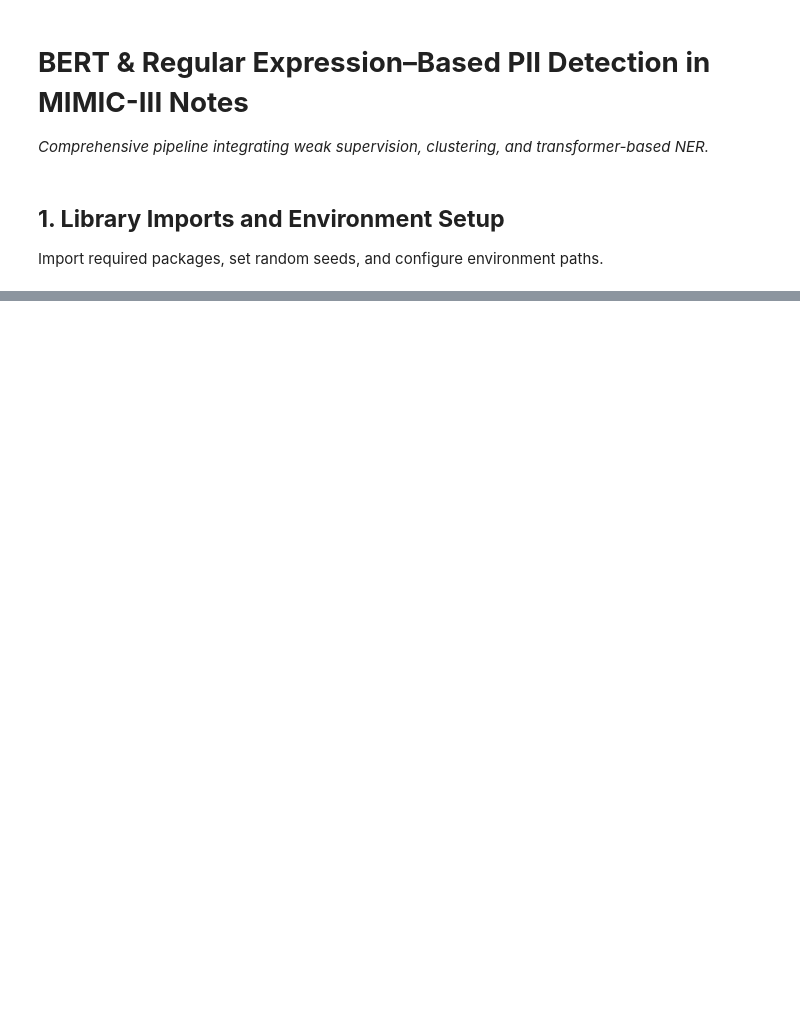
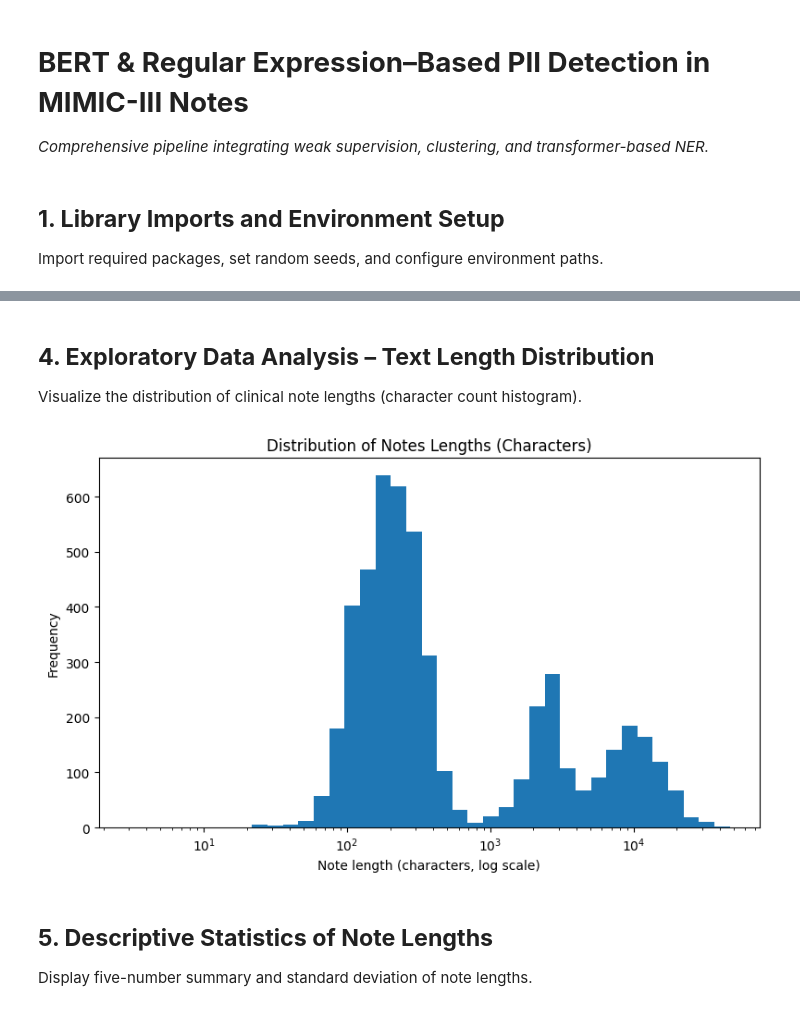
Before and after one commit to MALGOUBRI/Issah.P, a Jupyter notebook: PII.ipynb, the cells around one changed output, grey strips where cells are left out. Saved outputs shown, nothing was run; the diff lists cells and outputs as text; code cells hidden in the pictures; blank space fills up the shorter version.

```diff
--- a/PII.ipynb
+++ b/PII.ipynb
@@ -20,0 +78,45 @@ from sklearn.cluster import KMeans, DBSCAN
+# %%
+ # Load MIMIC Dataset notes (BigQuery)
+
+from google.colab import auth; auth.authenticate_user()
+from google.cloud import bigquery
+client = bigquery.Client(project="global-tine-449221-p8")
+try:
+    notes_df = client.query("""
+    SELECT n.ROW_ID, n.TEXT
+    FROM `physionet-data.mimiciii_notes.noteevents` n
+    LIMIT 5000
+    """).to_dataframe()
+except Exception:
+    raise RuntimeError("Provide a DataFrame `notes_df` with a 'TEXT' column or enable BigQuery access.")
+notes_df = notes_df.dropna(subset=["TEXT"]).reset_index(drop=True)
+# %% [markdown]
+## **4. Exploratory Data Analysis – Text Length Distribution**
+Visualize the distribution of clinical note lengths (character count histogram).
+# %%
+# === Miscellaneous: Distribution of Notes Lengths (Characters) ===
+import numpy as np
+import matplotlib.pyplot as plt
+
+# Character counts per note
+lengths = notes_df["TEXT"].astype(str).str.len()
+lengths = lengths[lengths > 0]
+
+# Log-spaced bins for a log-scale x-axis
+bins = np.logspace(np.log10(lengths.min()), np.log10(lengths.max()), 40)
+
+plt.figure(figsize=(8,5))
+plt.hist(lengths, bins=bins)
+plt.title("Distribution of Notes Lengths (Characters)")
+plt.xlabel("Note length (characters, log scale)")
+plt.ylabel("Frequency")
+plt.xscale("log")
+plt.tight_layout()
+plt.show()
+# Optional: save for your dissertation
+# plt.savefig("notes_length_hist.png", dpi=300, bbox_inches="tight")
+# %% [output]
+[figure, added]
+# %% [markdown]
+## **5. Descriptive Statistics of Note Lengths**
+Display five-number summary and standard deviation of note lengths.
```
Also changed, not shown: parts of 40 cells of this notebook.
